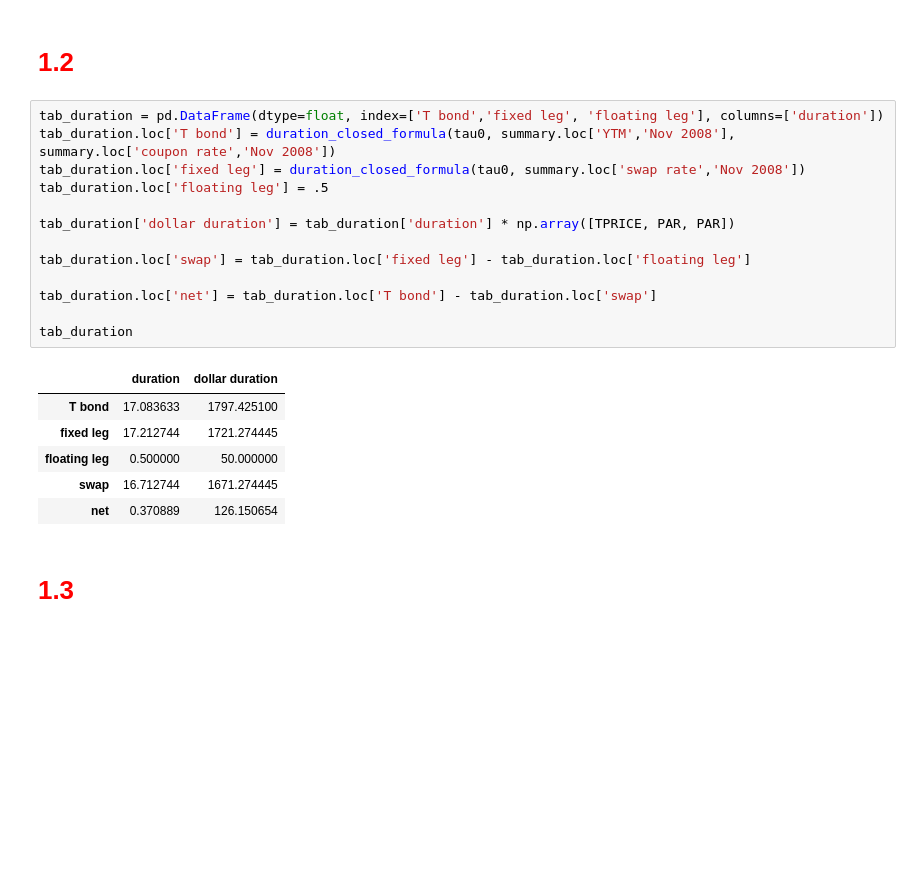
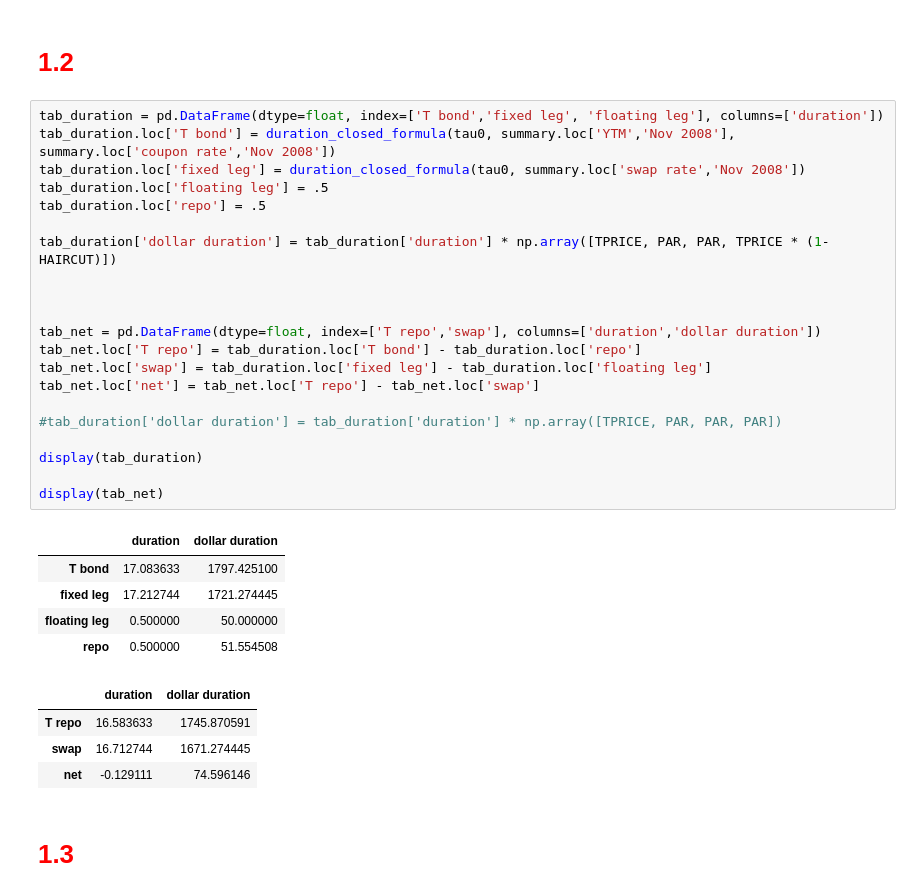
Before and after one commit to MarkHendricks/finm-fixedincome-2024, a Jupyter notebook: homework/Solution 3.ipynb, the cells around one changed output. Drawn from its saved outputs; the diff is of its cells as text; blank space fills up the shorter version.

```diff
--- a/homework/Solution 3.ipynb
+++ b/homework/Solution 3.ipynb
@@ -275,23 +285,34 @@ CF.style.format('${:,.2f}')
 # %%
 tab_duration = pd.DataFrame(dtype=float, index=['T bond','fixed leg', 'floating leg'], columns=['duration'])
 tab_duration.loc['T bond'] = duration_closed_formula(tau0, summary.loc['YTM','Nov 2008'], summary.loc['coupon rate','Nov 2008'])
 tab_duration.loc['fixed leg'] = duration_closed_formula(tau0, summary.loc['swap rate','Nov 2008'])
 tab_duration.loc['floating leg'] = .5
+tab_duration.loc['repo'] = .5
 
-tab_duration['dollar duration'] = tab_duration['duration'] * np.array([TPRICE, PAR, PAR])
+tab_duration['dollar duration'] = tab_duration['duration'] * np.array([TPRICE, PAR, PAR, TPRICE * (1-HAIRCUT)])
 
-tab_duration.loc['swap'] = tab_duration.loc['fixed leg'] - tab_duration.loc['floating leg']
 
-tab_duration.loc['net'] = tab_duration.loc['T bond'] - tab_duration.loc['swap']
 
-tab_duration
+tab_net = pd.DataFrame(dtype=float, index=['T repo','swap'], columns=['duration','dollar duration'])
+tab_net.loc['T repo'] = tab_duration.loc['T bond'] - tab_duration.loc['repo']
+tab_net.loc['swap'] = tab_duration.loc['fixed leg'] - tab_duration.loc['floating leg']
+tab_net.loc['net'] = tab_net.loc['T repo'] - tab_net.loc['swap']
+
+#tab_duration['dollar duration'] = tab_duration['duration'] * np.array([TPRICE, PAR, PAR, PAR])
+
+display(tab_duration)
+
+display(tab_net)
 # %% [output]
 |  | duration | dollar duration |
 | T bond | 17.083633 | 1797.425100 |
 | fixed leg | 17.212744 | 1721.274445 |
 | floating leg | 0.500000 | 50.000000 |
-| swap | 16.712744 | 1671.274445 |
-| net | 0.370889 | 126.150654 |
+| repo | 0.500000 | 51.554508 |
+|  | duration | dollar duration |
+| T repo | 16.583633 | 1745.870591 |
+| swap | 16.712744 | 1671.274445 |
+| net | -0.129111 | 74.596146 |
 # %% [markdown]
 # <span style="color:red">1.3</span>
 # %% [markdown]
```
Also changed, not shown: parts of 9 cells of this notebook, 4 other files.
